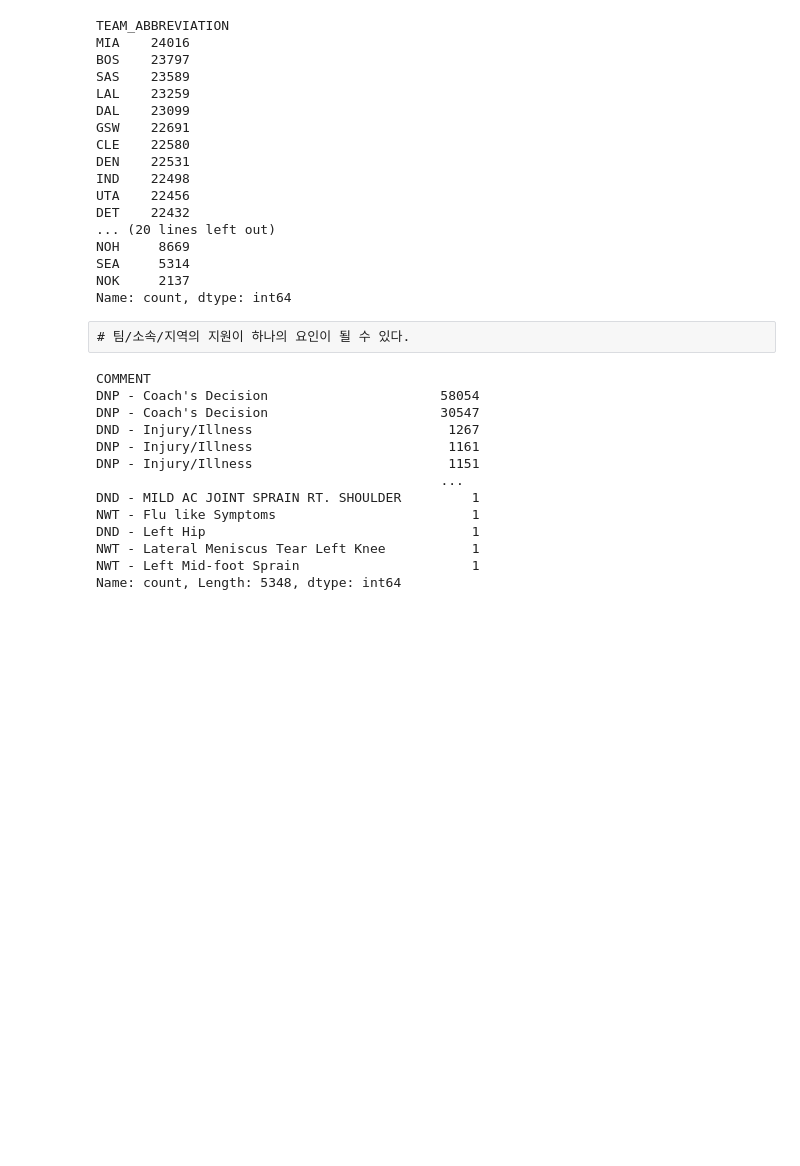
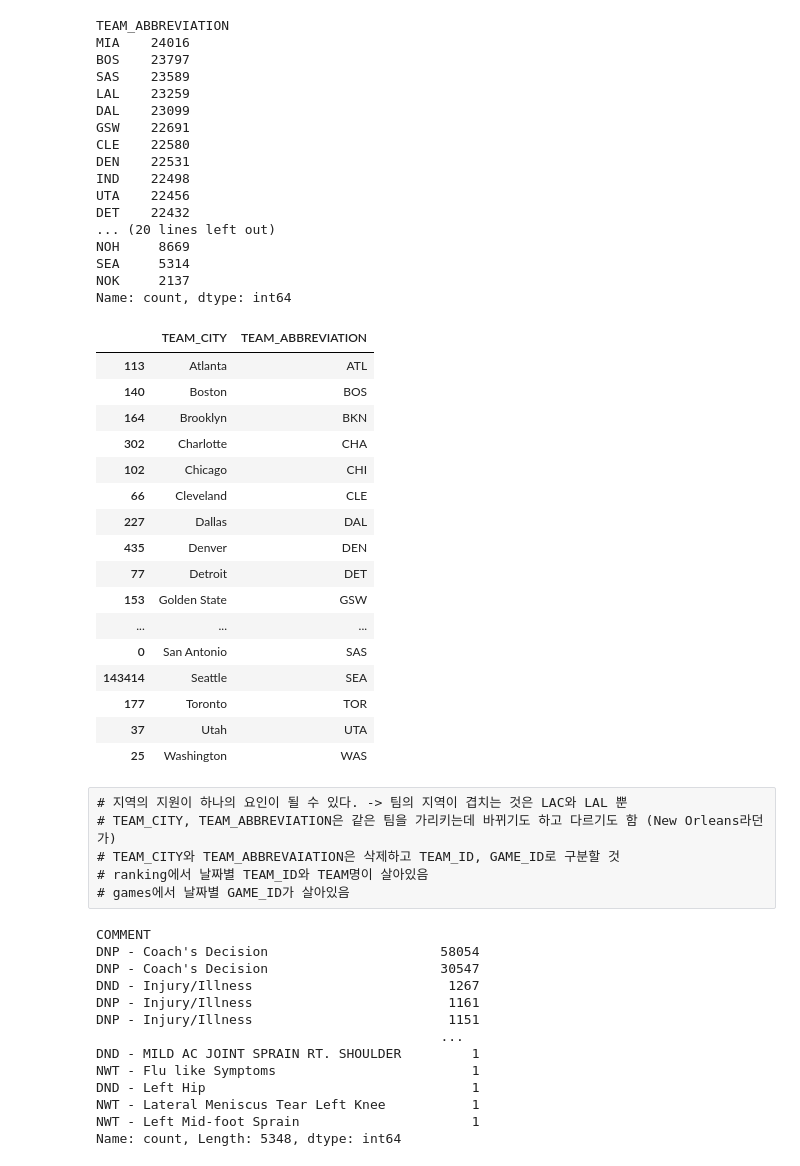
Before and after one commit to cye2020/Project1, a Jupyter notebook: src/understand_games_details.ipynb, the cells around one changed output. Saved outputs shown, nothing was run; the diff lists cells and outputs as text; code cells hidden in the pictures; blank space fills up the shorter version.

Commit message:
team 구분자 결정

```diff
--- a/src/understand_games_details.ipynb
+++ b/src/understand_games_details.ipynb
@@ -156,8 +156,32 @@ NOH     8669
 SEA     5314
 NOK     2137
 Name: count, dtype: int64
+# %%
+games_details[['TEAM_CITY', 'TEAM_ABBREVIATION']].drop_duplicates().sort_values('TEAM_CITY')
+# %% [output]
+|  | TEAM_CITY | TEAM_ABBREVIATION |
+| 113 | Atlanta | ATL |
+| 140 | Boston | BOS |
+| 164 | Brooklyn | BKN |
+| 302 | Charlotte | CHA |
+| 102 | Chicago | CHI |
+| 66 | Cleveland | CLE |
+| 227 | Dallas | DAL |
+| 435 | Denver | DEN |
+| 77 | Detroit | DET |
+| 153 | Golden State | GSW |
+| ... | ... | ... |
+| 0 | San Antonio | SAS |
+| 143414 | Seattle | SEA |
+| 177 | Toronto | TOR |
+| 37 | Utah | UTA |
+| 25 | Washington | WAS |
 # %% [raw]
-# 팀/소속/지역의 지원이 하나의 요인이 될 수 있다.
+# 지역의 지원이 하나의 요인이 될 수 있다. -> 팀의 지역이 겹치는 것은 LAC와 LAL 뿐
+# TEAM_CITY, TEAM_ABBREVIATION은 같은 팀을 가리키는데 바뀌기도 하고 다르기도 함 (New Orleans라던가)
+# TEAM_CITY와 TEAM_ABBREVAIATION은 삭제하고 TEAM_ID, GAME_ID로 구분할 것
+# ranking에서 날짜별 TEAM_ID와 TEAM명이 살아있음
+# games에서 날짜별 GAME_ID가 살아있음
 # %%
 games_details['COMMENT'].value_counts()
 # %% [output]
```
